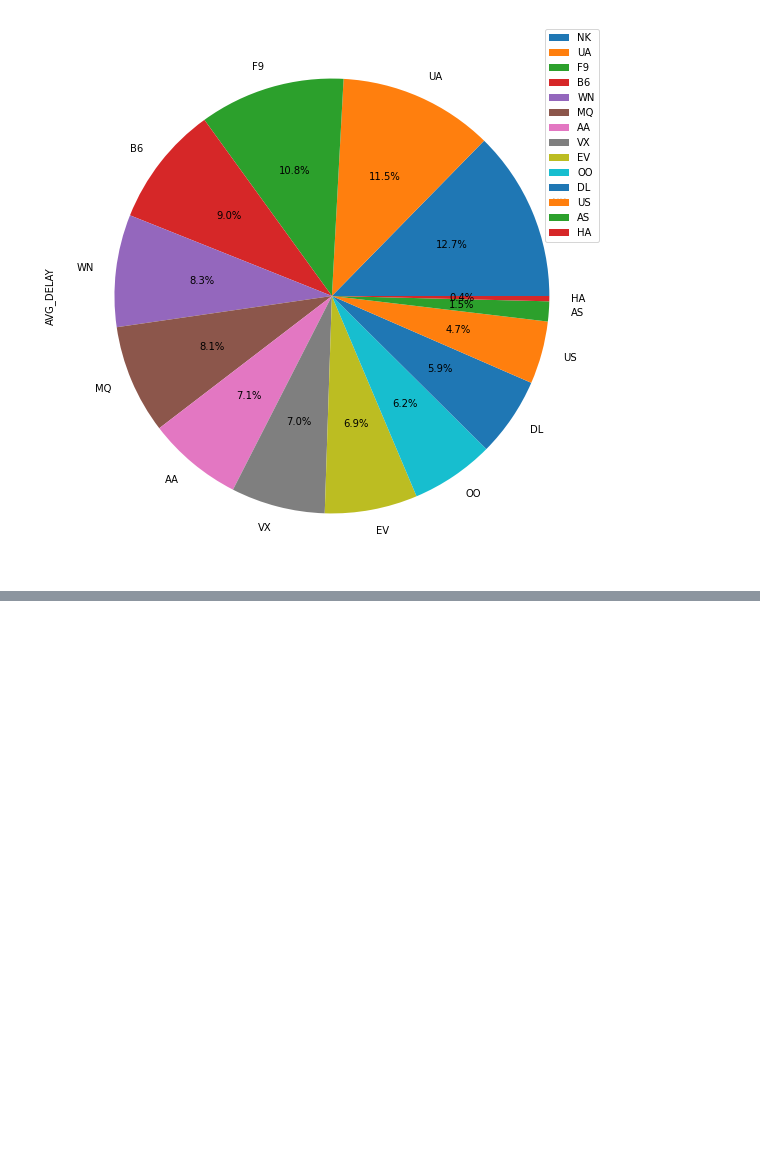
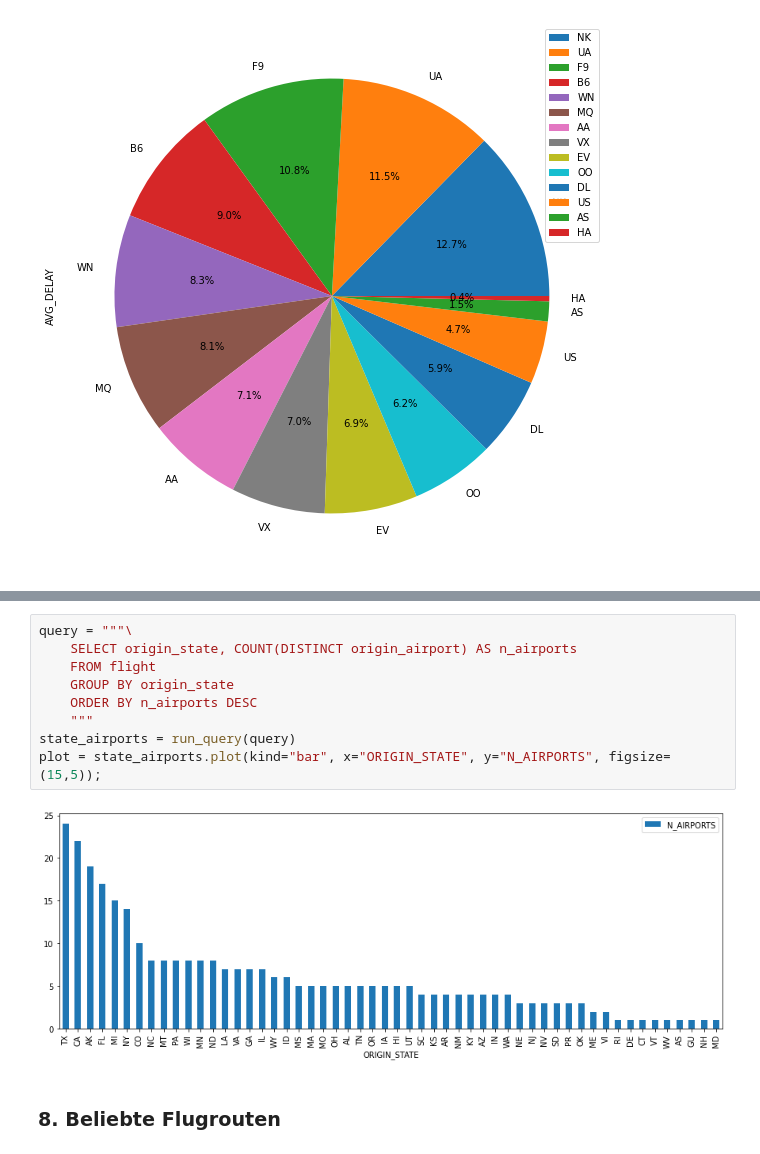
Before and after one commit to behzad1993/Data-Warehousing, a Jupyter notebook: ue3/Ueb3-Primer-pandas-oracle.ipynb, the cells around one changed output, grey strips where cells are left out. Cells and saved outputs as stored; diff of their text form; blank space fills up the shorter version.

```diff
--- a/ue3/Ueb3-Primer-pandas-oracle.ipynb
+++ b/ue3/Ueb3-Primer-pandas-oracle.ipynb
@@ -313,0 +313,13 @@ _=g.set_xticklabels(df['STATE'], rotation=90)
+# %%
+query = """\
+    SELECT origin_state, COUNT(DISTINCT origin_airport) AS n_airports
+    FROM flight
+    GROUP BY origin_state
+    ORDER BY n_airports DESC
+    """
+state_airports = run_query(query)
+plot = state_airports.plot(kind="bar", x="ORIGIN_STATE", y="N_AIRPORTS", figsize=(15,5));
+# %% [output]
+[figure, added]
+# %% [markdown]
+### 8. Beliebte Flugrouten
```
Also changed, not shown: parts of 19 cells of this notebook.
